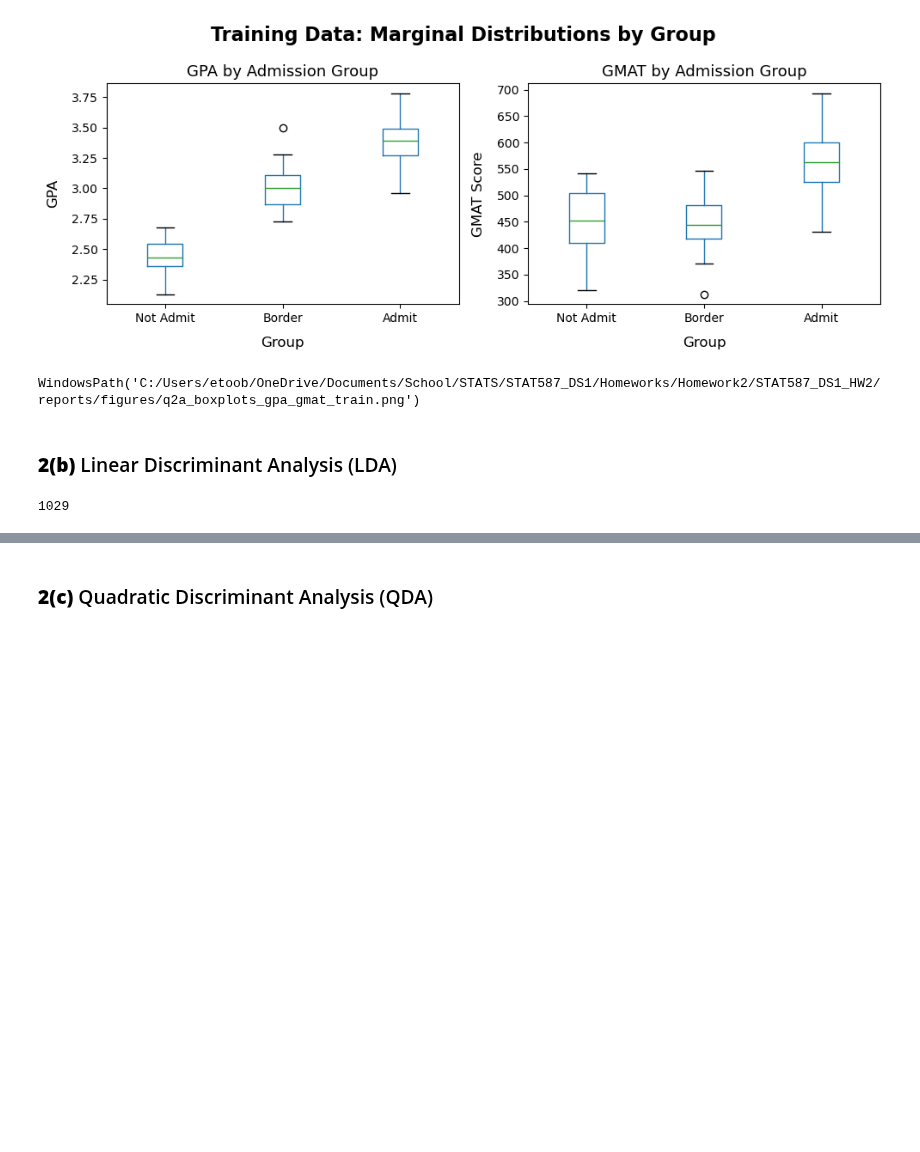
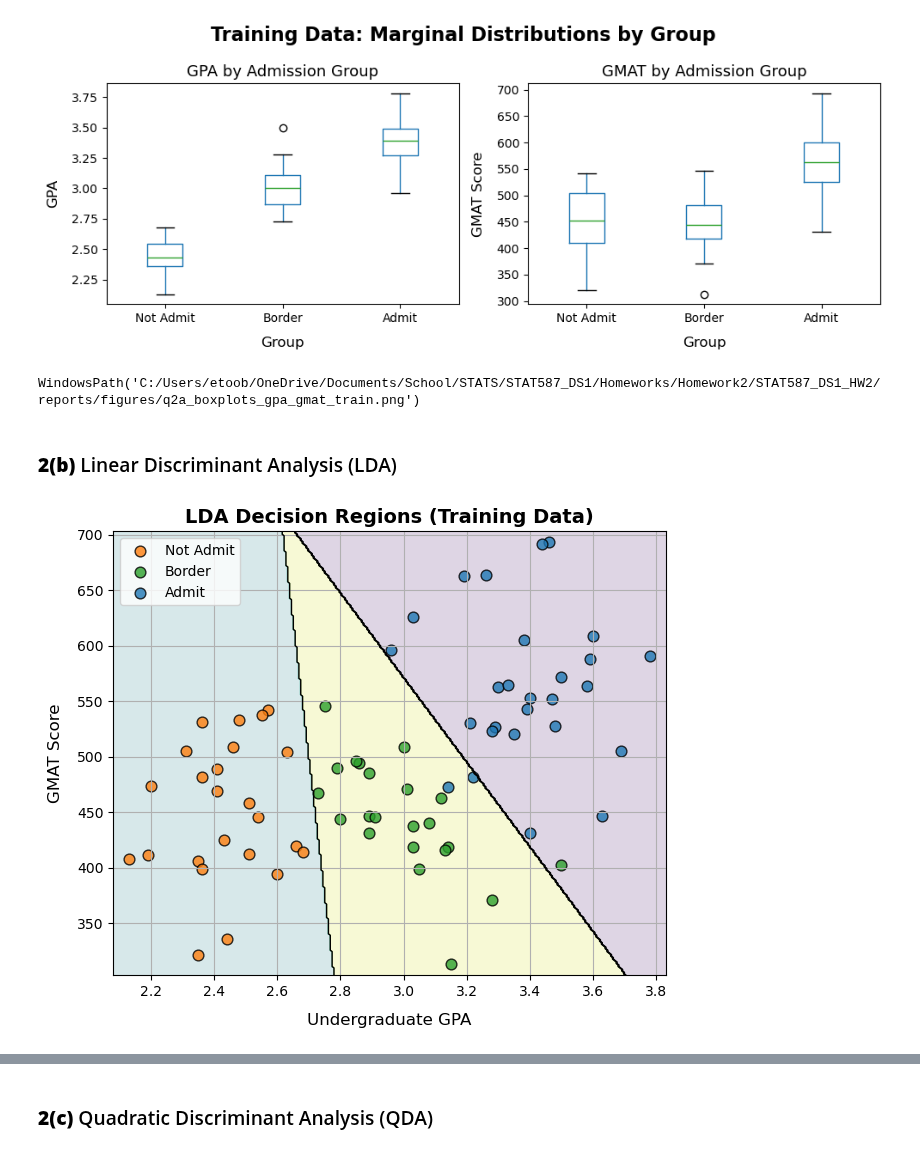
Before and after one commit to etoobian/STAT587_DS1_HW2, a Jupyter notebook: notebooks/STAT587_HW2.ipynb, the cells around one changed output, grey strips where cells are left out. Saved outputs shown, nothing was run; the diff lists cells and outputs as text; code cells hidden in the pictures; blank space fills up the shorter version.

Commit message:
Reformat: Q2d: Matched new code formatting and added new metrics & plots.

```diff
--- a/notebooks/STAT587_HW2.ipynb
+++ b/notebooks/STAT587_HW2.ipynb
@@ -1836,42 +1803,28 @@ assert 0.0 <= q2_lda_test_err <= 1.0
-# %%
-# Confusion matrices as labeled DataFrames
-q2_lda_cm_train_df = pd.DataFrame(
-    q2_lda_cm_train, index=q2_group_names, columns=q2_group_names
-)
-q2_lda_cm_test_df = pd.DataFrame(
-    q2_lda_cm_test, index=q2_group_names, columns=q2_group_names
-)
-
-# Error-rate summary
-q2_lda_metrics_df = pd.DataFrame(
-    {
-        "Dataset": ["Training", "Test"],
-        "Misclassification Rate": [q2_lda_train_err, q2_lda_test_err],
-    }
-)
-
-# Create LaTex tables
-q2_lda_all_tables_tex = "\n".join(
-    [
-        wrap_table(
-            df_to_tabular_tex(q2_lda_cm_train_df, index=True, float_fmt=None),
-            caption="LDA confusion matrix (training data). Rows are true classes and columns are predicted classes.",
-            label="tab:q2_lda_cm_train",
-        ),
-        wrap_table(
-            df_to_tabular_tex(q2_lda_cm_test_df, index=True, float_fmt=None),
-            caption="LDA confusion matrix (test data). Rows are true classes and columns are predicted classes.",
-            label="tab:q2_lda_cm_test",
-        ),
-        wrap_table(
-            df_to_tabular_tex(q2_lda_metrics_df, index=False, float_fmt="%.4f"),
-            caption="LDA overall misclassification rates.",
-            label="tab:q2_lda_error_rates",
-        ),
-    ]
-)
-
-# Write output
-(TAB_DIR / "q2_lda_tables.tex").write_text(q2_lda_all_tables_tex, encoding="utf-8")
-# %% [output]
-1029
+# %%
+# LDA Decision Boundary Plot (Training Data)
+xx, yy, grid = build_gpa_gmat_mesh(q2_train_df)
+Z = q2_lda.predict(grid).reshape(xx.shape)
+
+fig_lda, ax_lda = plt.subplots(figsize=(6.5, 5.5))
+
+# Decision regions
+ax_lda.contourf(xx, yy, Z, alpha=0.18)
+
+# Decision boundaries (between classes)
+ax_lda.contour(xx, yy, Z, levels=[1.5, 2.5], colors="k", linewidths=1)
+
+plot_q2_scatter(
+    df=q2_train_df,
+    ax=ax_lda,
+    order=q2_order,
+    labels=q2_labels,
+    colors=q2_colors,
+    title="LDA Decision Regions (Training Data)",
+    alpha=0.8,
+)
+
+fig_lda.tight_layout()
+
+_ = save_fig(fig_lda, "q2b_lda_boundary_train.png")
+# %% [output]
+[figure, added]
```
Also changed, not shown: parts of 35 cells of this notebook, 10 other files.
